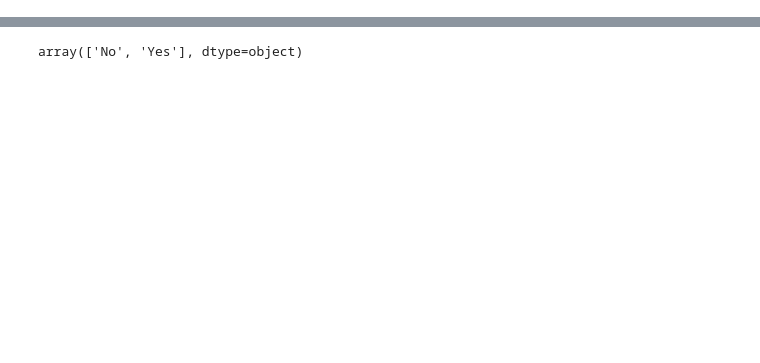
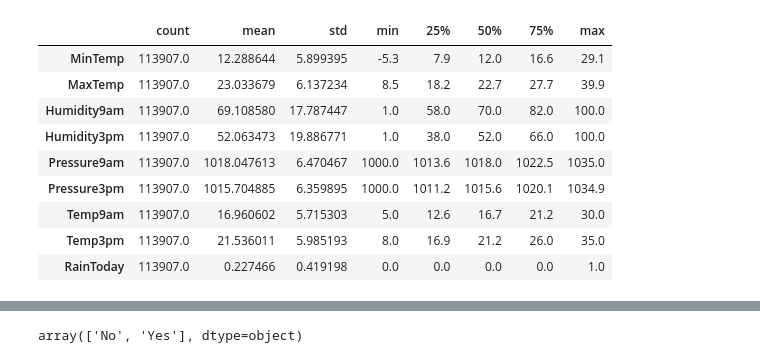
Before and after one commit to HenriqueFBadin/RainInAustraliaAnalysis, a Jupyter notebook: notebook-de-ml.ipynb, the cells around one changed output, grey strips where cells are left out. Cells and saved outputs as stored; diff of their text form; code cells hidden in the pictures; blank space fills up the shorter version.

```diff
--- a/notebook-de-ml.ipynb
+++ b/notebook-de-ml.ipynb
@@ -7,0 +97,14 @@ df = pd.read_csv("weatherAUS.csv")
+# %%
+# Verificando as métricas do dataset
+df.describe().transpose()
+# %% [output]
+|  | count | mean | std | min | 25% | 50% | 75% | max |
+| MinTemp | 113907.0 | 12.288644 | 5.899395 | -5.3 | 7.9 | 12.0 | 16.6 | 29.1 |
+| MaxTemp | 113907.0 | 23.033679 | 6.137234 | 8.5 | 18.2 | 22.7 | 27.7 | 39.9 |
+| Humidity9am | 113907.0 | 69.108580 | 17.787447 | 1.0 | 58.0 | 70.0 | 82.0 | 100.0 |
+| Humidity3pm | 113907.0 | 52.063473 | 19.886771 | 1.0 | 38.0 | 52.0 | 66.0 | 100.0 |
+| Pressure9am | 113907.0 | 1018.047613 | 6.470467 | 1000.0 | 1013.6 | 1018.0 | 1022.5 | 1035.0 |
+| Pressure3pm | 113907.0 | 1015.704885 | 6.359895 | 1000.0 | 1011.2 | 1015.6 | 1020.1 | 1034.9 |
+| Temp9am | 113907.0 | 16.960602 | 5.715303 | 5.0 | 12.6 | 16.7 | 21.2 | 30.0 |
+| Temp3pm | 113907.0 | 21.536011 | 5.985193 | 8.0 | 16.9 | 21.2 | 26.0 | 35.0 |
+| RainToday | 113907.0 | 0.227466 | 0.419198 | 0.0 | 0.0 | 0.0 | 0.0 | 1.0 |
```
Also changed, not shown: parts of 14 cells of this notebook.
